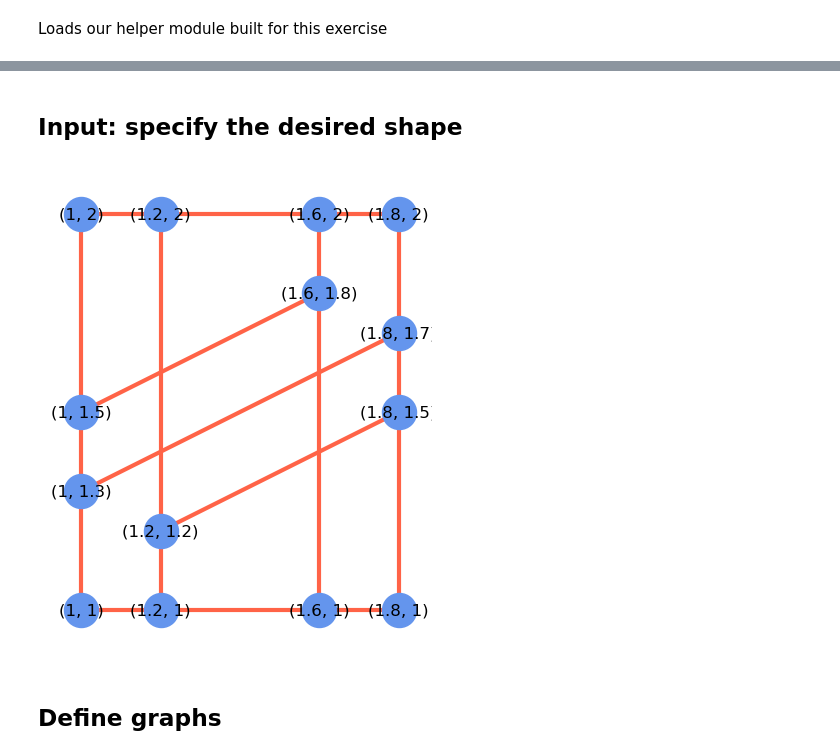
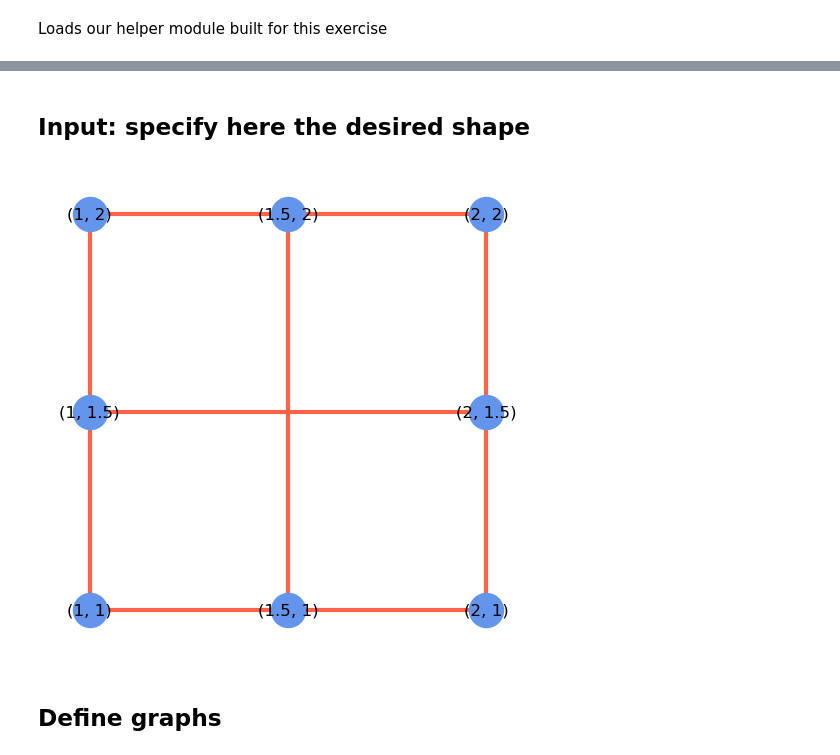
Before and after one commit to rsnemmen/perimeter-product, a Jupyter notebook: main.ipynb, the cells around one changed output, grey strips where cells are left out. Saved outputs shown, nothing was run; the diff lists cells and outputs as text; code cells hidden in the pictures.

```diff
--- a/main.ipynb
+++ b/main.ipynb
@@ -47,12 +47,12 @@ mystery=( ((1, 1), (1, 2)),
 ((1, 1.3), (1.8, 1.7)),
 ((1.2, 1.2), (1.8, 1.5)), )
 # %% [markdown]
-## Input: specify the desired shape
+## Input: specify here the desired shape
 # %%
-shape=mystery
+shape=window # <<============================
 hestus.plot(shape)
 # %% [output]
-[figure, old version]
+[figure, new version]
 # %% [markdown]
 ## Define graphs
 # %% [markdown]
```
Also changed, not shown: parts of 4 cells of this notebook, 2 other files.
